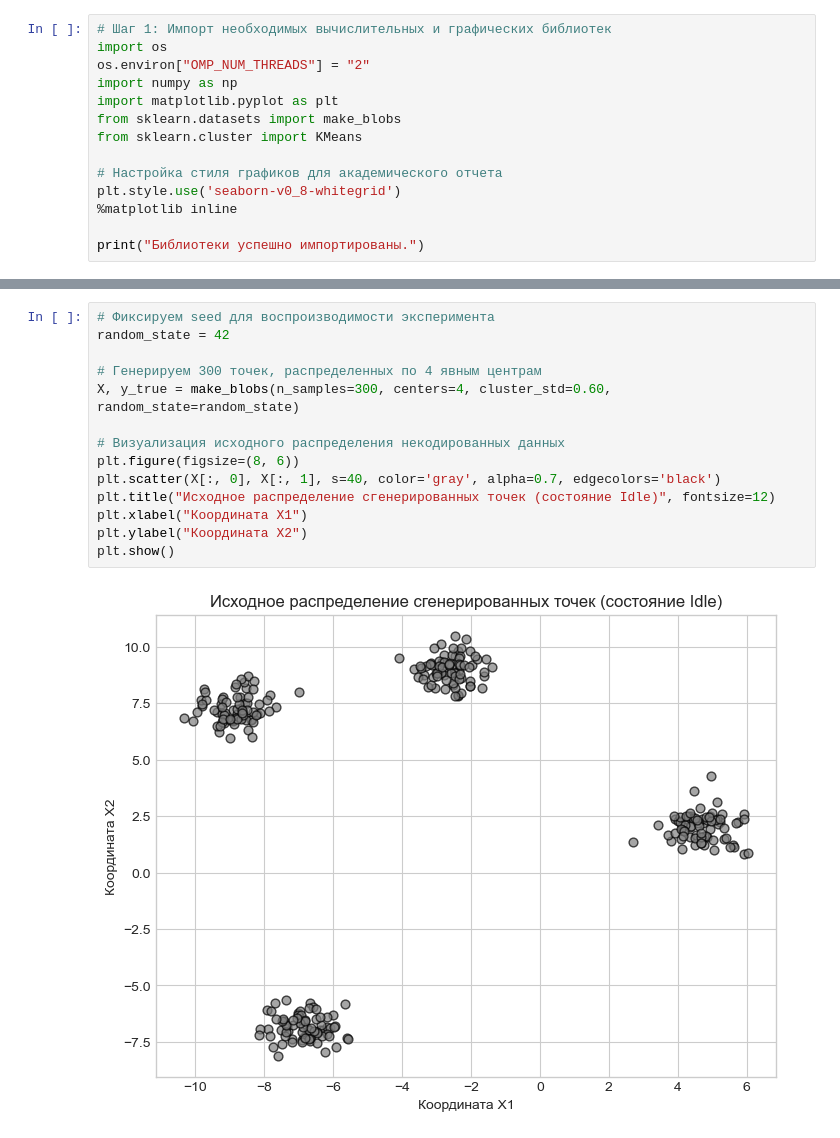
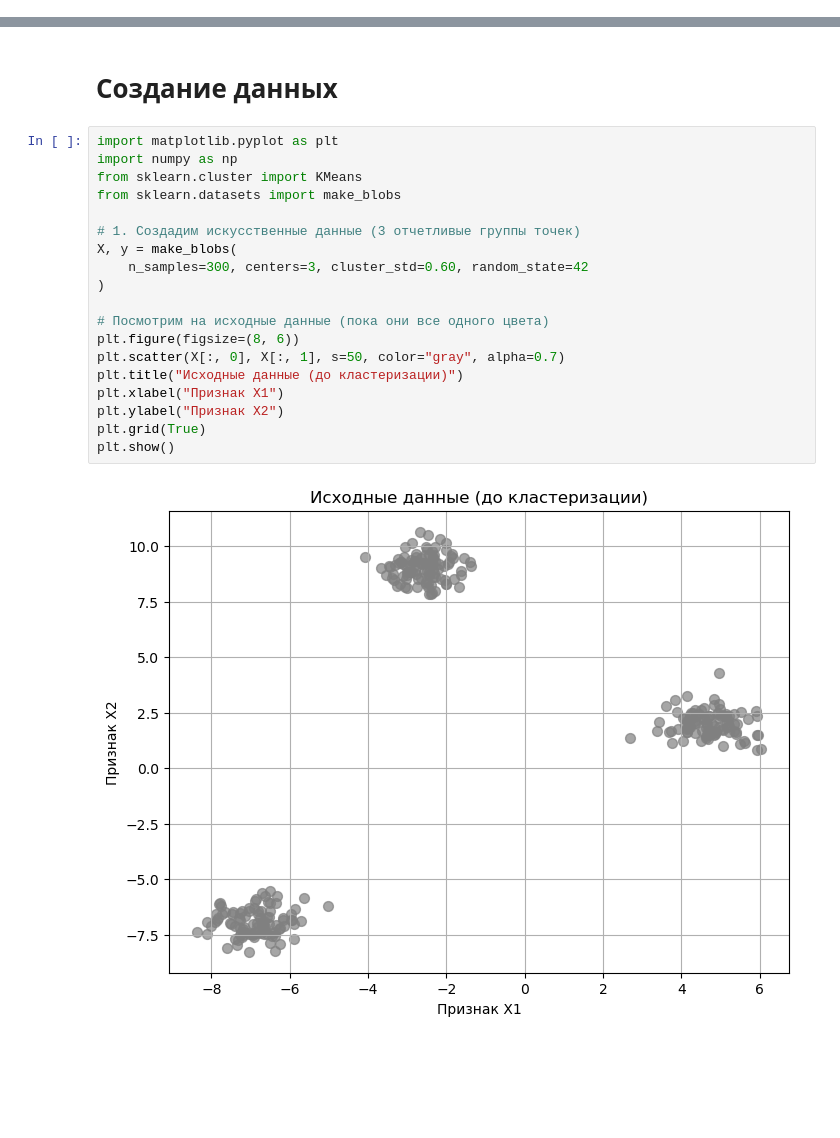
Before and after one commit to umedmukhitdinov/K-Means, a Jupyter notebook: K-MeansJupyterNoteBook.ipynb, the cells around one changed output, grey strips where cells are left out. Saved outputs shown, nothing was run; the diff lists cells and outputs as text; blank space fills up the shorter version.

```diff
--- a/K-MeansJupyterNoteBook.ipynb
+++ b/K-MeansJupyterNoteBook.ipynb
@@ -17,14 +0,0 @@ M-шаг (Maximization / Максимизация): Состав кластер
-# %%
-# Шаг 1: Импорт необходимых вычислительных и графических библиотек
-import os
-os.environ["OMP_NUM_THREADS"] = "2"
-import numpy as np
-import matplotlib.pyplot as plt
-from sklearn.datasets import make_blobs
-from sklearn.cluster import KMeans
-
-# Настройка стиля графиков для академического отчета
-plt.style.use('seaborn-v0_8-whitegrid')
-%matplotlib inline
-
-print("Библиотеки успешно импортированы.")
@@ -36,16 +13,23 @@ print("Библиотеки успешно импортированы.")
+# %% [markdown]
+# Создание данных
 # %%
-# Фиксируем seed для воспроизводимости эксперимента
-random_state = 42
+import matplotlib.pyplot as plt
+import numpy as np
+from sklearn.cluster import KMeans
+from sklearn.datasets import make_blobs
 
-# Генерируем 300 точек, распределенных по 4 явным центрам
-X, y_true = make_blobs(n_samples=300, centers=4, cluster_std=0.60, random_state=random_state)
+# 1. Создадим искусственные данные (3 отчетливые группы точек)
+X, y = make_blobs(
+    n_samples=300, centers=3, cluster_std=0.60, random_state=42
+)
 
-# Визуализация исходного распределения некодированных данных
+# Посмотрим на исходные данные (пока они все одного цвета)
 plt.figure(figsize=(8, 6))
-plt.scatter(X[:, 0], X[:, 1], s=40, color='gray', alpha=0.7, edgecolors='black')
-plt.title("Исходное распределение сгенерированных точек (состояние Idle)", fontsize=12)
-plt.xlabel("Координата X1")
-plt.ylabel("Координата X2")
+plt.scatter(X[:, 0], X[:, 1], s=50, color="gray", alpha=0.7)
+plt.title("Исходные данные (до кластеризации)")
+plt.xlabel("Признак X1")
+plt.ylabel("Признак X2")
+plt.grid(True)
 plt.show()
 # %% [output]
-[figure, old version]
+[figure, new version]
```
Also changed, not shown: parts of 17 cells of this notebook.
